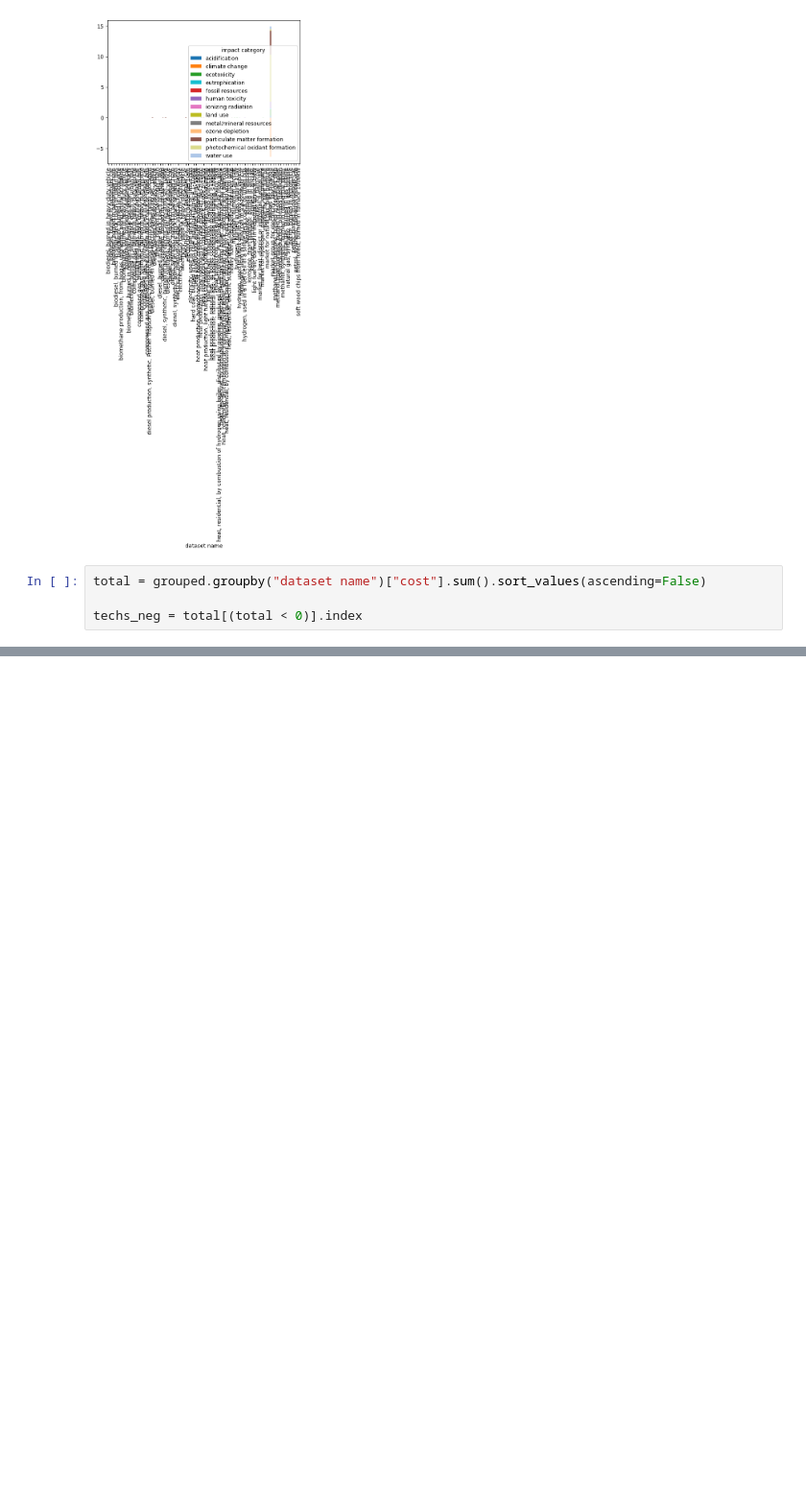
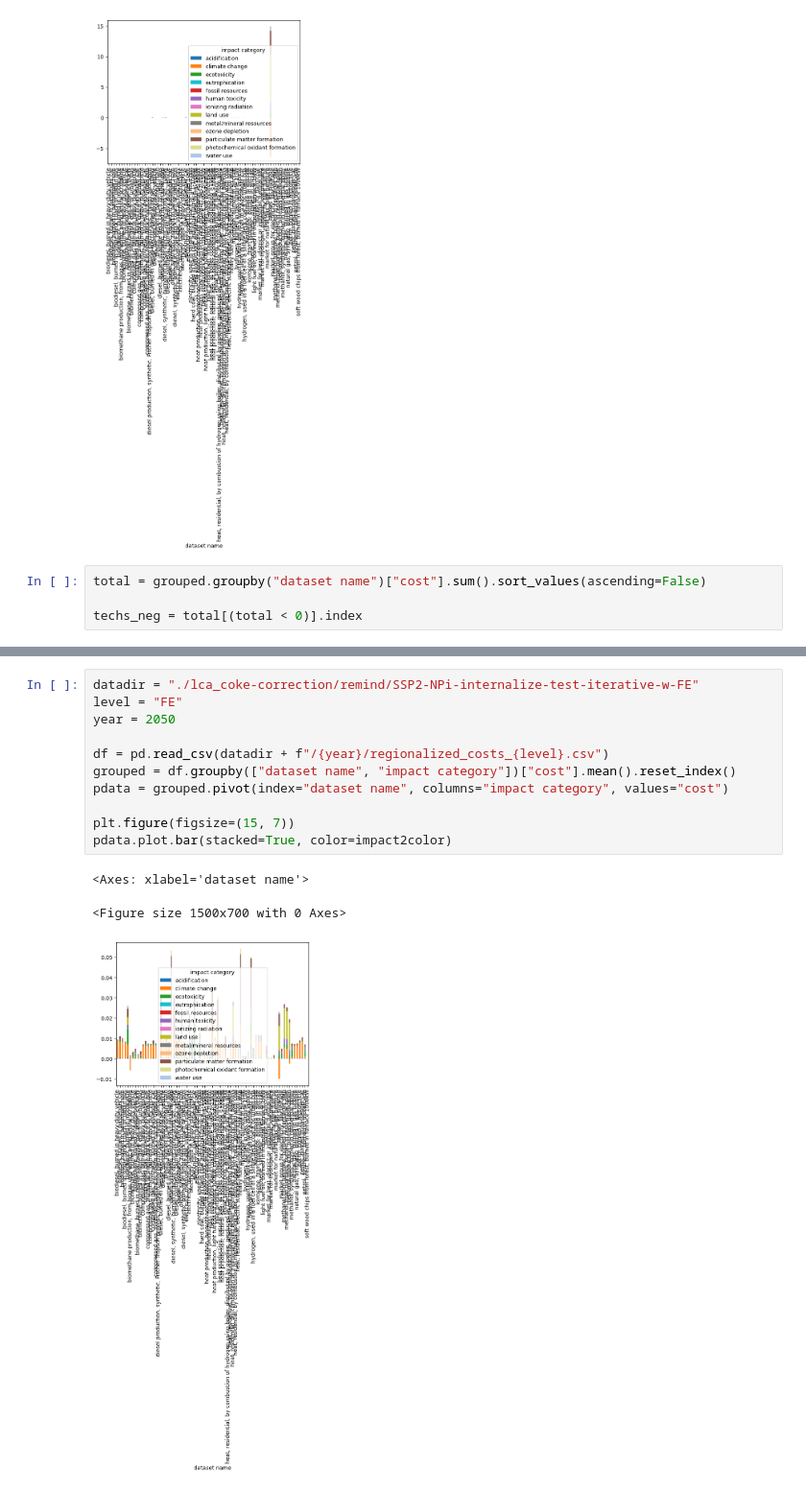
Before and after one commit to dbantje/internalizer, a Jupyter notebook: dev/check_costs.ipynb, the cells around one changed output, grey strips where cells are left out. Shown at 96% size. Saved outputs shown, nothing was run; the diff lists cells and outputs as text; blank space fills up the shorter version.

```diff
--- a/dev/check_costs.ipynb
+++ b/dev/check_costs.ipynb
@@ -105,0 +67,15 @@ pdata.plot.bar(stacked=True, color=impact2color)
+# %%
+datadir = "./lca_coke-correction/remind/SSP2-NPi-internalize-test-iterative-w-FE"
+level = "FE"
+year = 2050
+
+df = pd.read_csv(datadir + f"/{year}/regionalized_costs_{level}.csv")
+grouped = df.groupby(["dataset name", "impact category"])["cost"].mean().reset_index()
+pdata = grouped.pivot(index="dataset name", columns="impact category", values="cost")
+
+plt.figure(figsize=(15, 7))
+pdata.plot.bar(stacked=True, color=impact2color)
+# %% [output]
+<Axes: xlabel='dataset name'>
+<Figure size 1500x700 with 0 Axes>
+[figure, added]
```
Also changed, not shown: parts of 11 cells of this notebook, 4 other files.
